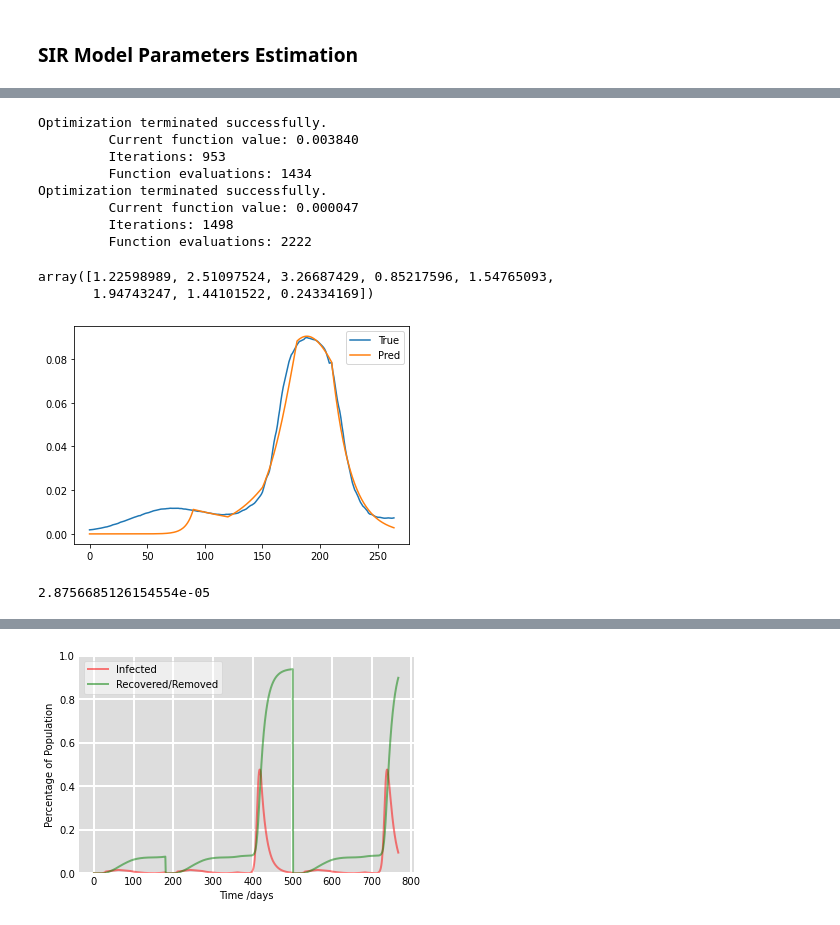
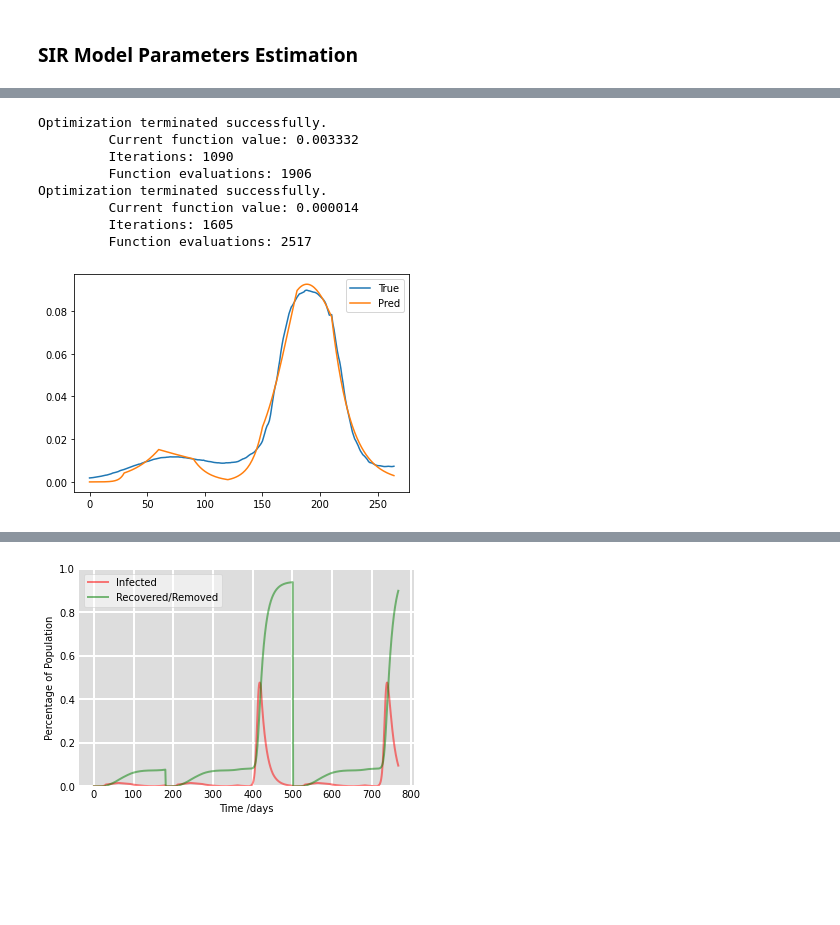
Before and after one commit to cywujeremy/dabp-pandemic-simulation, a Jupyter notebook: nbs/SIR_param_estimation.ipynb, the cells around one changed output, grey strips where cells are left out. Saved outputs shown, nothing was run; the diff lists cells and outputs as text; code cells hidden in the pictures; blank space fills up the shorter version.

```diff
--- a/nbs/SIR_param_estimation.ipynb
+++ b/nbs/SIR_param_estimation.ipynb
@@ -16,10 +16,11 @@ import scipy.optimize as optimize
 # est_R_0 = np.concatenate((np.random.normal(1, 0.5, size=(13,)), np.random.normal(2, 0.5, size=(13,))), axis=0)
 # t_set = np.linspace(0, 765, 766)
 
-def loss_func(est_R_0, I_true, t_length, type_loss_func, state, plot=False):
+def loss_func(est_param, I_true, t_length, type_loss_func, state, plot=False, return_series=False):
     t_set = np.linspace(0, t_length - 1, t_length)
 
-    gamma = 1./14
+    est_R_0 = est_param[:-1]
+    gamma = abs(est_param[-1])
 
     N_dict = {
         "NJ": 9288994,
@@ -49,9 +50,9 @@ def loss_func(est_R_0, I_true, t_length, type_loss_func, state, plot=False):
         return dSdt, dIdt, dRdt
 
     ret = odeint(deriv_dynamic, y0, t_set, args=(N, random_beta, gamma))
-    _, I, _ = ret.T
+    S, I, R = ret.T
 
-    loss = type_loss_func(I_true, I/N)
+    loss = type_loss_func(I_true, I / N)
 
     if plot:
         fig, ax = plt.subplots()
@@ -60,6 +61,9 @@ def loss_func(est_R_0, I_true, t_length, type_loss_func, state, plot=False):
         plt.legend()
         plt.show()
 
+    if return_series:
+        return S, I, R
+
     return loss
 # %%
 # Import data
@@ -148,33 +170,32 @@ loss_func(est_r0_period_1, NJ_data[time_period[0]:time_period[0] + time_period[1
 # %%
 # NJ Period 2
+est_param2 = np.concatenate((np.random.normal(1, 1, size=(time_period[2]//30,)), np.random.normal(0.05, 0.05, size=(1,))))
 optimzer_mae_nj2 = optimize.minimize(loss_func,
-                                     np.random.normal(2, 1, size=(time_period[2]//30,)),
+                                     est_param2,
                                      args=(NJ_data[time_period[0] + time_period[1]:time_period[0] + time_period[1] + time_period[2]], time_period[2], mean_absolute_error, "NJ"),
                                      method='Nelder-Mead',
-                                     options={'maxiter':2000, 'disp':True})
+                                     tol=1e-10,
+                                     options={'maxiter':10000, 'disp':True})
 
 optimzer_mse_nj2 = optimize.minimize(loss_func,
-                                     np.random.normal(2, 1, size=(time_period[2]//30,)),
+                                     est_param2,
                                      args=(NJ_data[time_period[0] + time_period[1]:time_period[0] + time_period[1] + time_period[2]], time_period[2], mean_squared_error, "NJ"),
                                      method='Nelder-Mead',
-                                     options={'maxiter':2000, 'disp':True})
+                                     tol=1e-10,
+                                     options={'maxiter':10000, 'disp':True})
 # %% [output]
 Optimization terminated successfully.
-         Current function value: 0.003840
-         Iterations: 953
-         Function evaluations: 1434
+         Current function value: 0.003332
+         Iterations: 1090
+         Function evaluations: 1906
 Optimization terminated successfully.
-         Current function value: 0.000047
-         Iterations: 1498
-         Function evaluations: 2222
+         Current function value: 0.000014
+         Iterations: 1605
+         Function evaluations: 2517
-# %%
-est_r0_period_2 = np.abs(optimzer_mae_nj2.x)
-est_r0_period_2
-# %% [output]
-array([1.22598989, 2.51097524, 3.26687429, 0.85217596, 1.54765093,
-       1.94743247, 1.44101522, 0.24334169])
 # %%
-loss_func(est_r0_period_2, NJ_data[time_period[0] + time_period[1]:time_period[0] + time_period[1] + time_period[2]], time_period[2], mean_squared_error, 'NJ', True)
+est_param_period_2 = np.abs(optimzer_mse_nj2.x)
+est_r0_period_2 = est_param_period_2[:-1]
+est_gamma = est_param_period_2[-1]
+S_p2, I_p2, R_p2 = loss_func(est_param_period_2, NJ_data[time_period[0] + time_period[1]:time_period[0] + time_period[1] + time_period[2]], time_period[2], mean_squared_error, 'NJ', True, True)
 # %% [output]
-[figure, old version]
+[figure, new version]
-2.8756685126154554e-05
```
Also changed, not shown: parts of 14 cells of this notebook.
